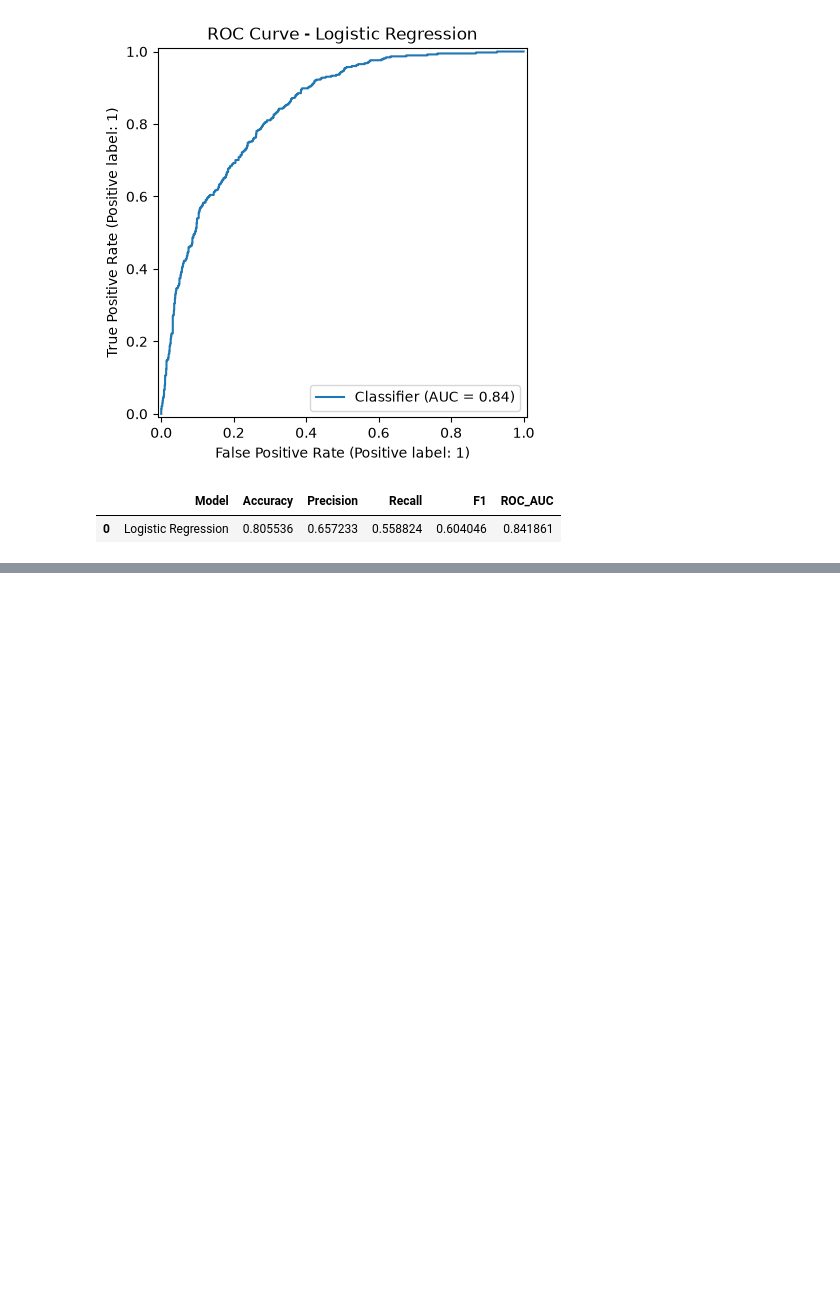
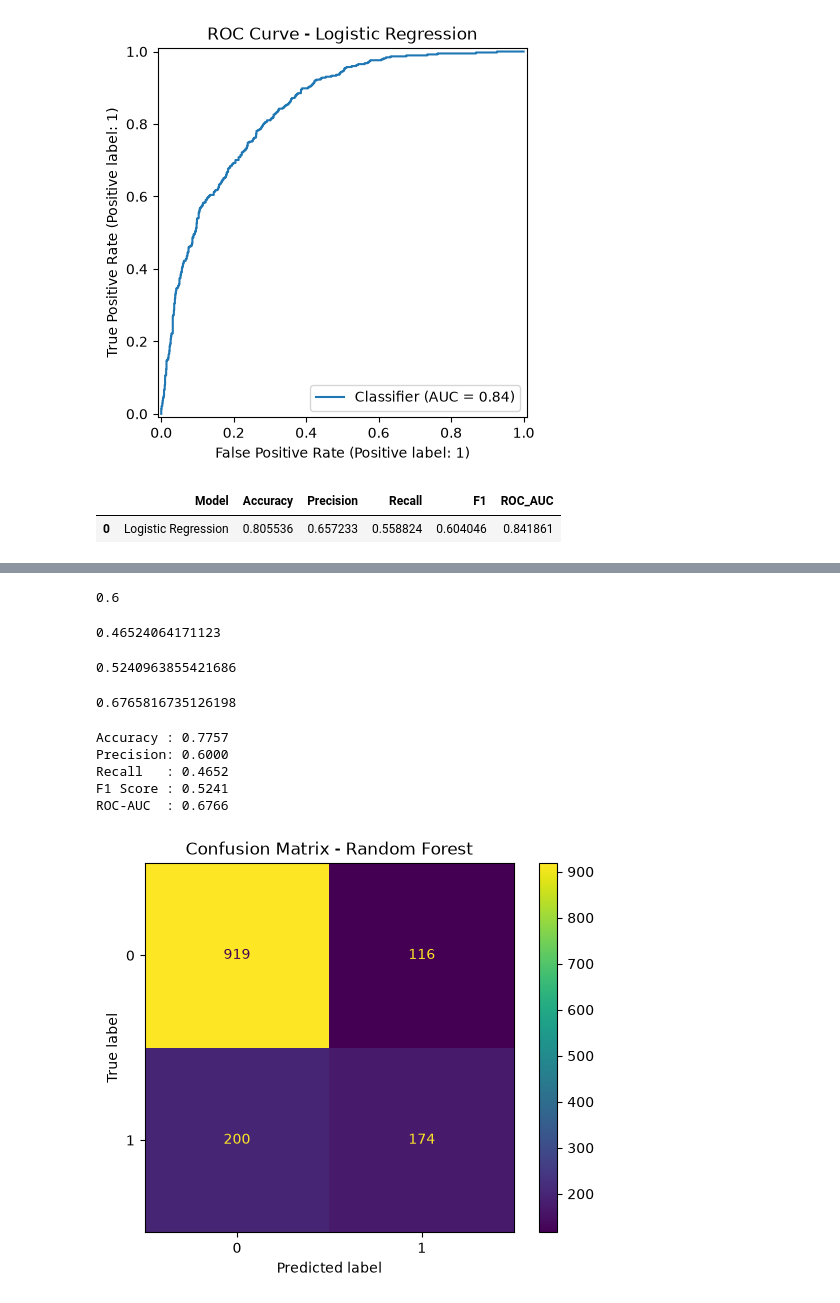
Before and after one commit to okox01/Machine_Learning_Projects, a Jupyter notebook: Customer-Churn-MLOps/notebooks/03_model_experiments.ipynb, the cells around one changed output, grey strips where cells are left out. Saved outputs shown, nothing was run; the diff lists cells and outputs as text; code cells hidden in the pictures; blank space fills up the shorter version.

Commit message:
xgboost and random forest applied and compared

```diff
--- a/Customer-Churn-MLOps/notebooks/03_model_experiments.ipynb
+++ b/Customer-Churn-MLOps/notebooks/03_model_experiments.ipynb
@@ -247,3 +261,15 @@ baseline_results
 # %% [output]
 |  | Model | Accuracy | Precision | Recall | F1 | ROC_AUC |
 | 0 | Logistic Regression | 0.805536 | 0.657233 | 0.558824 | 0.604046 | 0.841861 |
+# %%
+random_forest_model=RandomForestClassifier(
+    n_estimators=200,
+    random_state=42
+)
+# %%
+random_forest_pipeline=Pipeline([
+    ("preprocessor",preprocessor),
+    ("model",random_forest_model)
+])
+# %%
+random_forest_pipeline.fit(X_train,y_train)
@@ -249,0 +296,2 @@ baseline_results
+# %%
+rf_y_pred=random_forest_pipeline.predict(X_test)
@@ -249,0 +305,39 @@ baseline_results
+# %%
+rf_precision=precision_score(y_test,rf_y_pred)
+rf_precision
+# %% [output]
+0.6
+# %%
+rf_recall=recall_score(y_test,rf_y_pred)
+rf_recall
+# %% [output]
+0.46524064171123
+# %%
+rf_f1=f1_score(y_test,rf_y_pred)
+rf_f1
+# %% [output]
+0.5240963855421686
+# %%
+rf_roc_auc=roc_auc_score(y_test,rf_y_pred)
+rf_roc_auc
+# %% [output]
+0.6765816735126198
+# %%
+print(f"Accuracy : {rf_accuracy:.4f}")
+print(f"Precision: {rf_precision:.4f}")
+print(f"Recall   : {rf_recall:.4f}")
+print(f"F1 Score : {rf_f1:.4f}")
+print(f"ROC-AUC  : {rf_roc_auc:.4f}")
+# %% [output]
+Accuracy : 0.7757
+Precision: 0.6000
+Recall   : 0.4652
+F1 Score : 0.5241
+ROC-AUC  : 0.6766
+# %%
+ConfusionMatrixDisplay.from_predictions(y_test,rf_y_pred)
+
+plt.title("Confusion Matrix - Random Forest")
+plt.show()
+# %% [output]
+[figure, added]
```
Also changed, not shown: parts of 26 cells of this notebook.
